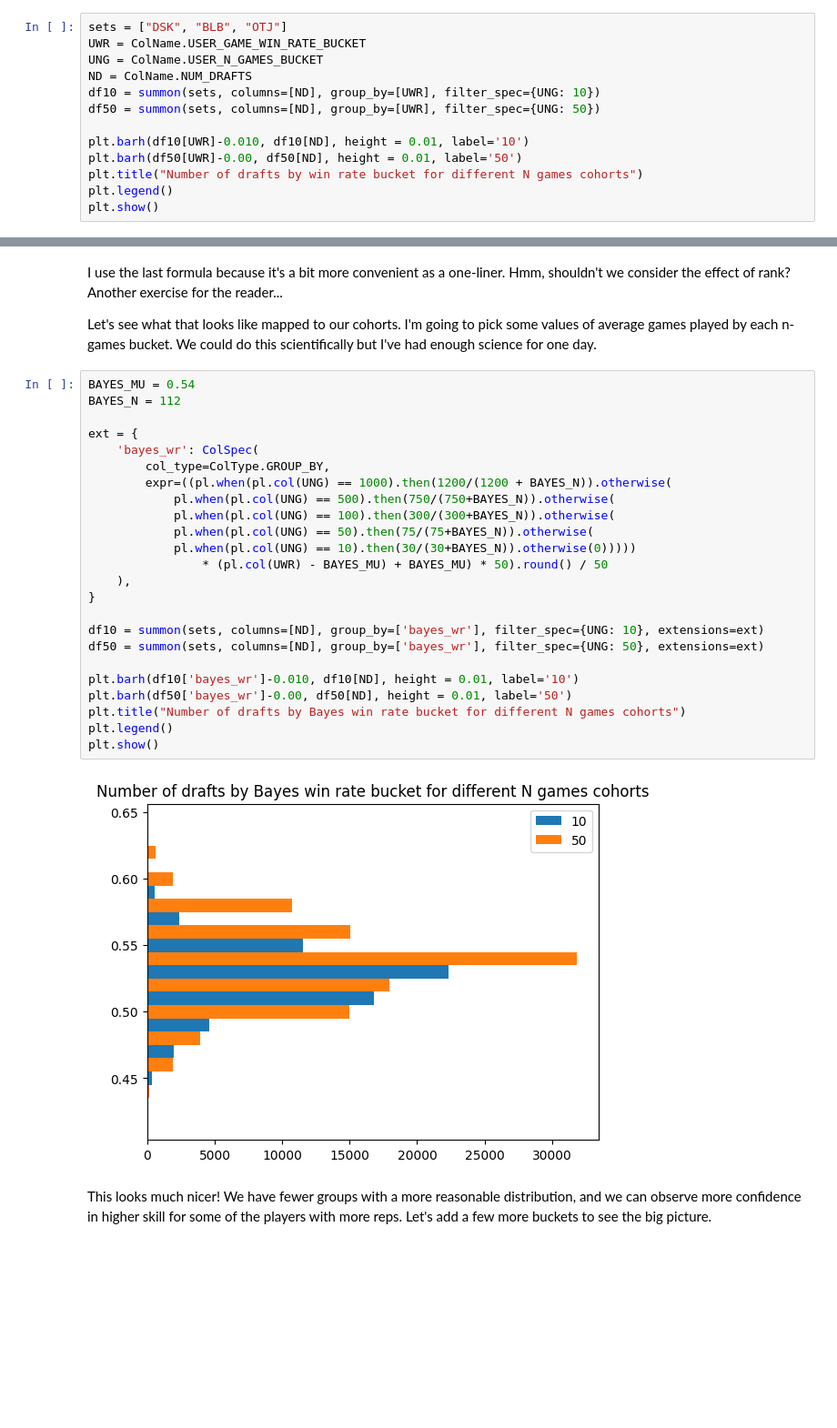
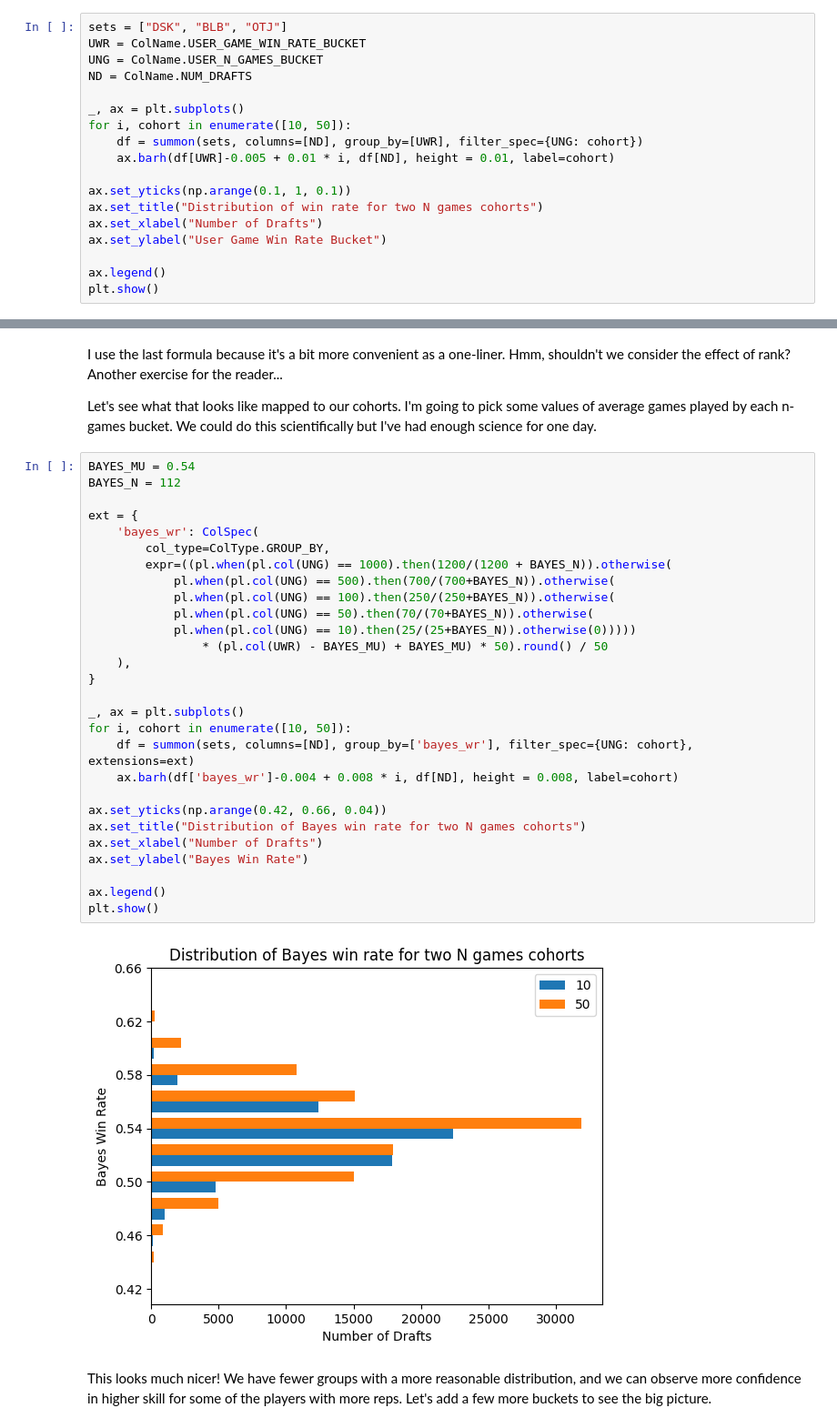
Before and after one commit to oelarnes/spells, a Jupyter notebook: docs/Bayesian Cohorts.ipynb, the cells around one changed output, grey strips where cells are left out. Shown: that part at 91% size. Cells and saved outputs as stored; diff of their text form; blank space fills up the shorter version.

```diff
--- a/docs/Bayesian Cohorts.ipynb
+++ b/docs/Bayesian Cohorts.ipynb
@@ -25,12 +25,17 @@ sets = ["DSK", "BLB", "OTJ"]
 UWR = ColName.USER_GAME_WIN_RATE_BUCKET
 UNG = ColName.USER_N_GAMES_BUCKET
 ND = ColName.NUM_DRAFTS
-df10 = summon(sets, columns=[ND], group_by=[UWR], filter_spec={UNG: 10})
-df50 = summon(sets, columns=[ND], group_by=[UWR], filter_spec={UNG: 50})
 
-plt.barh(df10[UWR]-0.010, df10[ND], height = 0.01, label='10')
-plt.barh(df50[UWR]-0.00, df50[ND], height = 0.01, label='50')
-plt.title("Number of drafts by win rate bucket for different N games cohorts")
-plt.legend()
+_, ax = plt.subplots()
+for i, cohort in enumerate([10, 50]):
+    df = summon(sets, columns=[ND], group_by=[UWR], filter_spec={UNG: cohort})
+    ax.barh(df[UWR]-0.005 + 0.01 * i, df[ND], height = 0.01, label=cohort)
+
+ax.set_yticks(np.arange(0.1, 1, 0.1))
+ax.set_title("Distribution of win rate for two N games cohorts")
+ax.set_xlabel("Number of Drafts")
+ax.set_ylabel("User Game Win Rate Bucket")
+
+ax.legend()
 plt.show()
 # %% [output]
@@ -322,29 +331,33 @@ Let's see what that looks like mapped to our cohorts. I'm going to pick some val
 # %%
 BAYES_MU = 0.54
 BAYES_N = 112
 
 ext = {
     'bayes_wr': ColSpec(
         col_type=ColType.GROUP_BY,
         expr=((pl.when(pl.col(UNG) == 1000).then(1200/(1200 + BAYES_N)).otherwise(
-            pl.when(pl.col(UNG) == 500).then(750/(750+BAYES_N)).otherwise(
-            pl.when(pl.col(UNG) == 100).then(300/(300+BAYES_N)).otherwise(
-            pl.when(pl.col(UNG) == 50).then(75/(75+BAYES_N)).otherwise(
-            pl.when(pl.col(UNG) == 10).then(30/(30+BAYES_N)).otherwise(0)))))
+            pl.when(pl.col(UNG) == 500).then(700/(700+BAYES_N)).otherwise(
+            pl.when(pl.col(UNG) == 100).then(250/(250+BAYES_N)).otherwise(
+            pl.when(pl.col(UNG) == 50).then(70/(70+BAYES_N)).otherwise(
+            pl.when(pl.col(UNG) == 10).then(25/(25+BAYES_N)).otherwise(0)))))
                 * (pl.col(UWR) - BAYES_MU) + BAYES_MU) * 50).round() / 50
     ),
 }
 
-df10 = summon(sets, columns=[ND], group_by=['bayes_wr'], filter_spec={UNG: 10}, extensions=ext)
-df50 = summon(sets, columns=[ND], group_by=['bayes_wr'], filter_spec={UNG: 50}, extensions=ext)
+_, ax = plt.subplots()
+for i, cohort in enumerate([10, 50]):
+    df = summon(sets, columns=[ND], group_by=['bayes_wr'], filter_spec={UNG: cohort}, extensions=ext)
+    ax.barh(df['bayes_wr']-0.004 + 0.008 * i, df[ND], height = 0.008, label=cohort)
 
-plt.barh(df10['bayes_wr']-0.010, df10[ND], height = 0.01, label='10')
-plt.barh(df50['bayes_wr']-0.00, df50[ND], height = 0.01, label='50')
-plt.title("Number of drafts by Bayes win rate bucket for different N games cohorts")
-plt.legend()
+ax.set_yticks(np.arange(0.42, 0.66, 0.04))
+ax.set_title("Distribution of Bayes win rate for two N games cohorts")
+ax.set_xlabel("Number of Drafts")
+ax.set_ylabel("Bayes Win Rate")
+
+ax.legend()
 plt.show()
 # %% [output]
-[figure, old version]
+[figure, new version]
 # %% [markdown]
 This looks much nicer! We have fewer groups with a more reasonable distribution, and we can observe more confidence in higher skill for some of the players with more reps. Let's add a few more buckets to see the big picture.
 # %%
```
Also changed, not shown: parts of 8 cells of this notebook.
